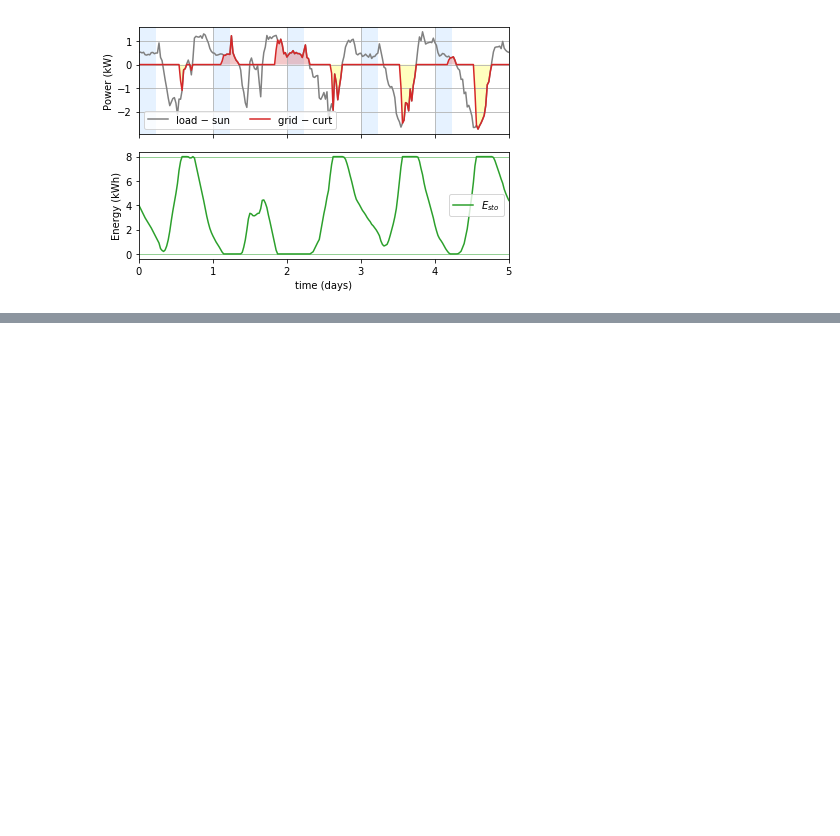
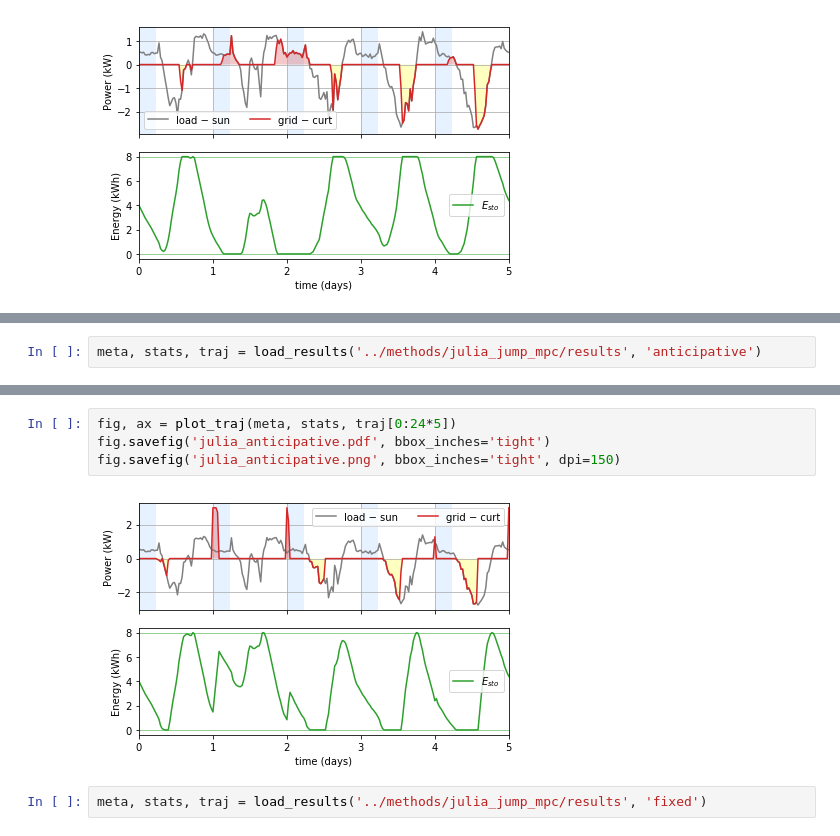
Before and after one commit to pierre-haessig/solarhome-control-bench, a Jupyter notebook: comparison/Comparison.ipynb, the cells around one changed output, grey strips where cells are left out. Saved outputs shown, nothing was run; the diff lists cells and outputs as text; blank space fills up the shorter version.

```diff
--- a/comparison/Comparison.ipynb
+++ b/comparison/Comparison.ipynb
@@ -207,0 +214,2 @@ fig.savefig('julia_anticipative.pdf', bbox_inches='tight')
+# %%
+meta, stats, traj = load_results('../methods/julia_jump_mpc/results', 'anticipative')
@@ -207,0 +229,8 @@ fig.savefig('julia_anticipative.pdf', bbox_inches='tight')
+# %%
+fig, ax = plot_traj(meta, stats, traj[0:24*5])
+fig.savefig('julia_anticipative.pdf', bbox_inches='tight')
+fig.savefig('julia_anticipative.png', bbox_inches='tight', dpi=150)
+# %% [output]
+[figure, added]
+# %%
+meta, stats, traj = load_results('../methods/julia_jump_mpc/results', 'fixed')
```
Also changed, not shown: parts of 14 cells of this notebook, 21 other files.
